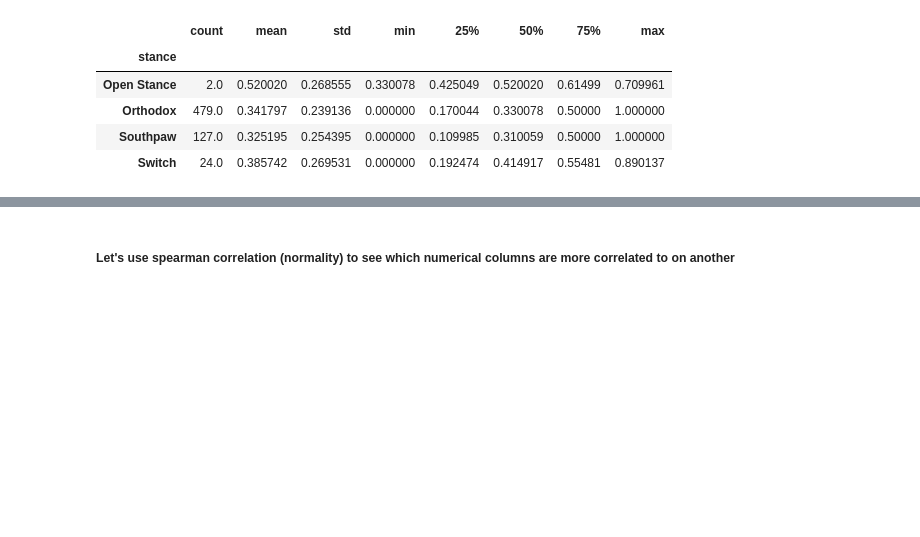
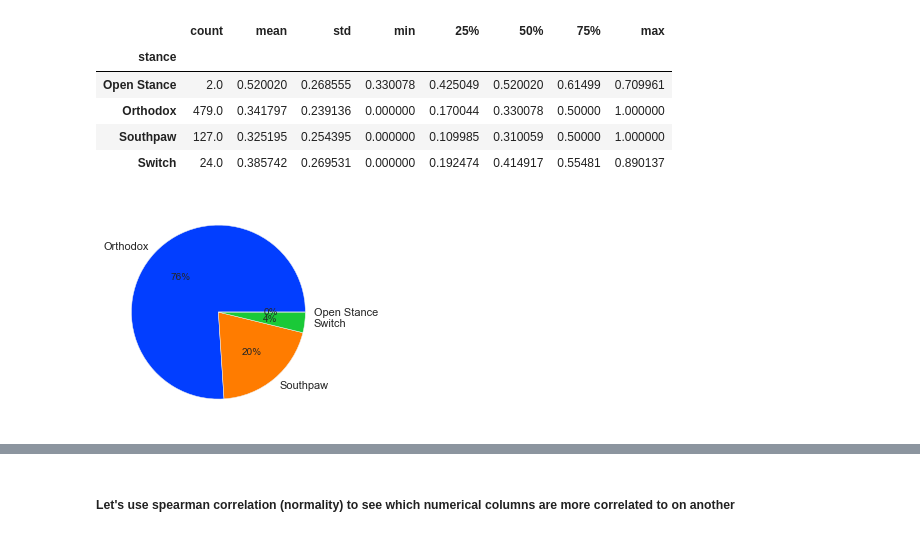
Before and after one commit to kamalzada/Machine-Learning-Projects, a Jupyter notebook: Stance_vs_tko-win-ratio.ipynb, the cells around one changed output, grey strips where cells are left out. Cells and saved outputs as stored; diff of their text form; code cells hidden in the pictures; blank space fills up the shorter version.

```diff
--- a/Stance_vs_tko-win-ratio.ipynb
+++ b/Stance_vs_tko-win-ratio.ipynb
@@ -144,3 +145,11 @@ None
+# %%
+colors = sns.color_palette('bright')[0:5]
+plt.figsize = (20,15)
+plt.pie(df['stance'].value_counts(), colors=colors,
+        labels = ['Orthodox', 'Southpaw', 'Switch', 'Open Stance'],  autopct='%.0f%%')
+plt.show()
+# %% [output]
+[figure, added]
 # %%
 df['SLpM'].corr(df['tko_win_ratio'], method='spearman')
 # %% [output]
```
Also changed, not shown: parts of 8 cells of this notebook.
